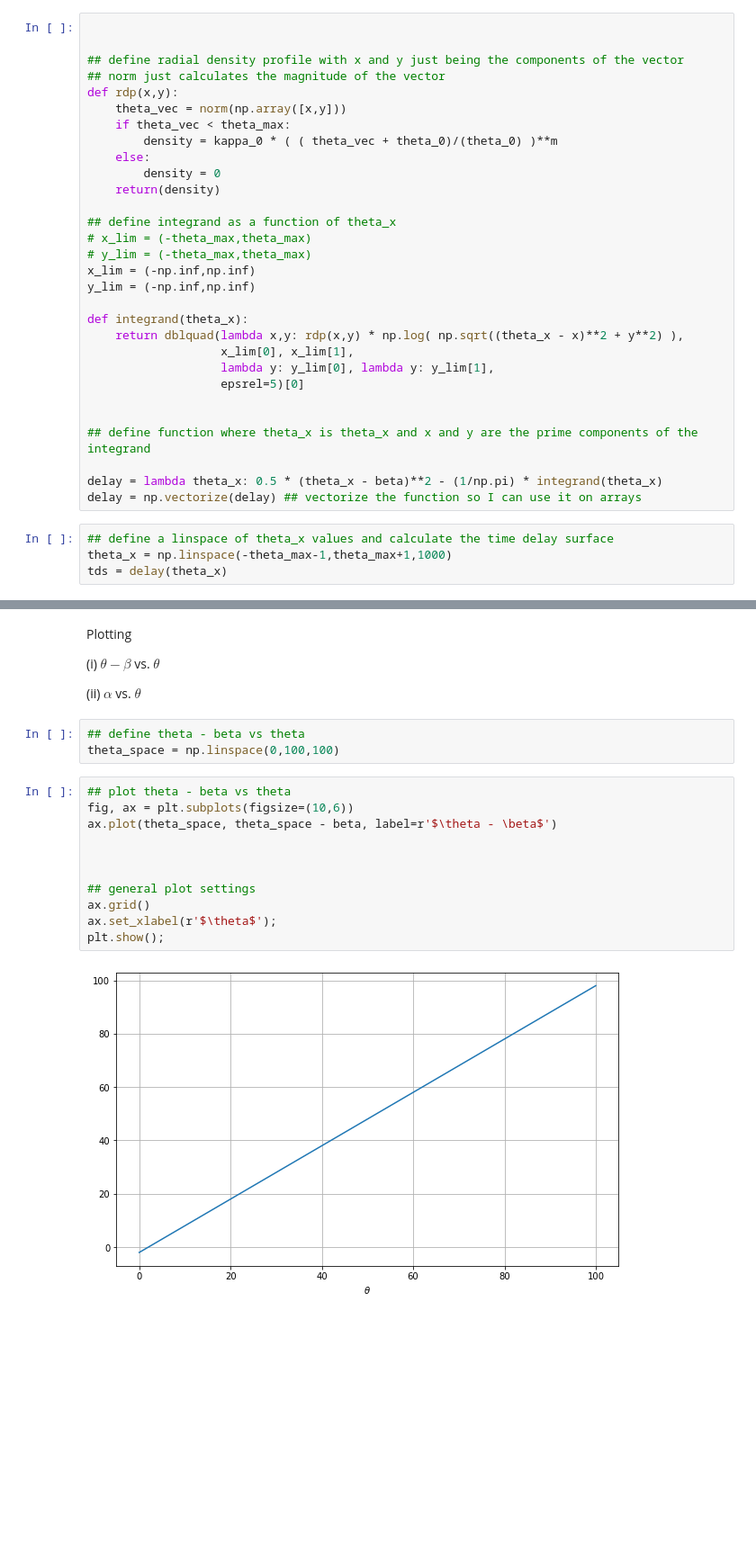
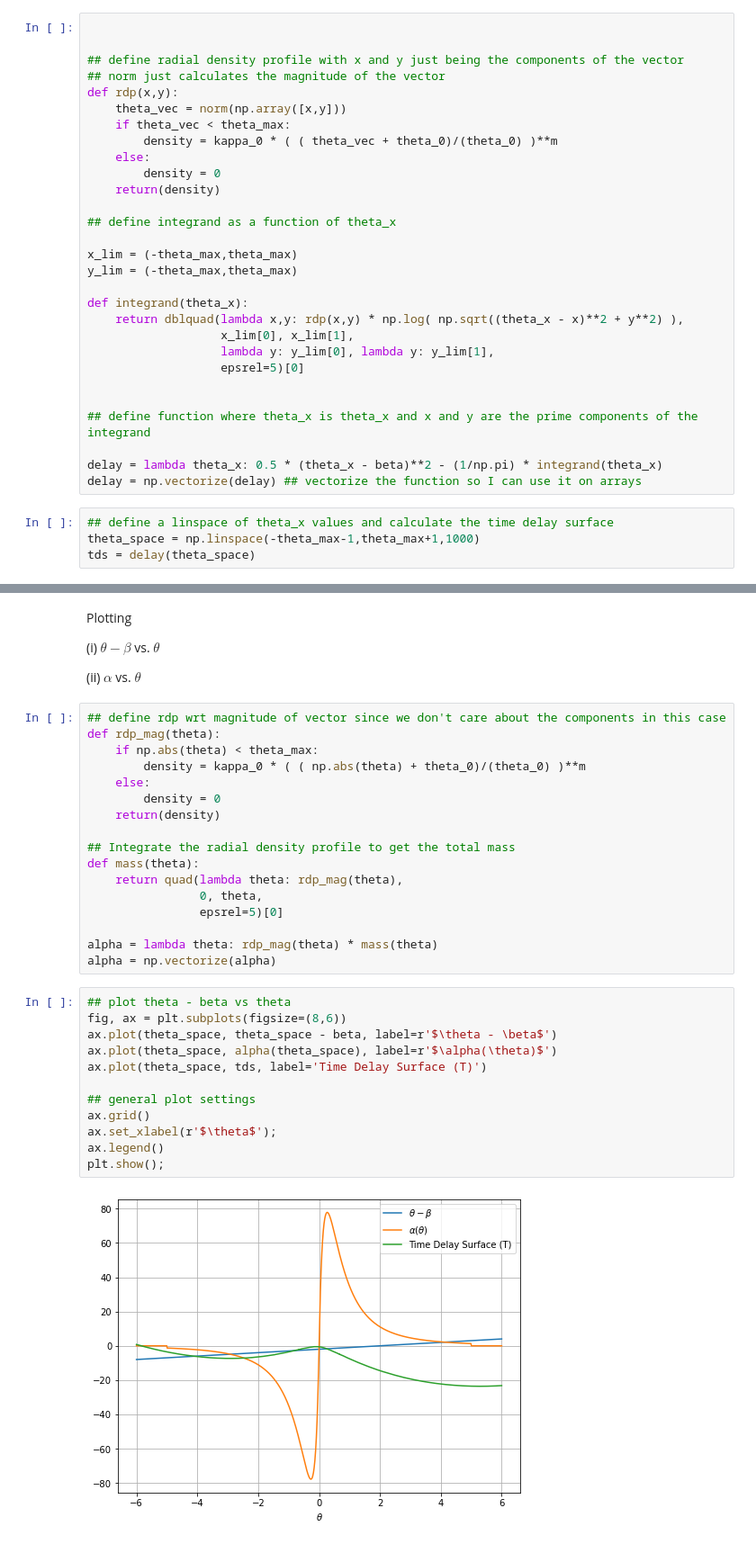
Before and after one commit to tylerbarna/AST8110, a Jupyter notebook: pset03/pset03.ipynb, the cells around one changed output, grey strips where cells are left out. Shown at 90% size. Drawn from its saved outputs; the diff is of its cells as text; blank space fills up the shorter version.

```diff
--- a/pset03/pset03.ipynb
+++ b/pset03/pset03.ipynb
@@ -70,10 +70,9 @@ def rdp(x,y):
     return(density)
 
 ## define integrand as a function of theta_x
-# x_lim = (-theta_max,theta_max)
-# y_lim = (-theta_max,theta_max)
-x_lim = (-np.inf,np.inf)
-y_lim = (-np.inf,np.inf)
+
+x_lim = (-theta_max,theta_max)
+y_lim = (-theta_max,theta_max)
 
 def integrand(theta_x):
     return dblquad(lambda x,y: rdp(x,y) * np.log( np.sqrt((theta_x - x)**2 + y**2) ),
@@ -88,7 +87,7 @@ delay = lambda theta_x: 0.5 * (theta_x - beta)**2 - (1/np.pi) * integrand(theta_
 delay = np.vectorize(delay) ## vectorize the function so I can use it on arrays
 # %%
 ## define a linspace of theta_x values and calculate the time delay surface
-theta_x = np.linspace(-theta_max-1,theta_max+1,1000)
-tds = delay(theta_x)
+theta_space = np.linspace(-theta_max-1,theta_max+1,1000)
+tds = delay(theta_space)
 # %%
 ## plot the delay function and identify the local maxima and minimas
@@ -124,19 +135,34 @@ Plotting
 (i) $\theta - \beta$ vs. $\theta$
 
 (ii) $\alpha$ vs. $\theta$
-# %%
-## define theta - beta vs theta
-theta_space = np.linspace(0,100,100)
+# %%
+## define rdp wrt magnitude of vector since we don't care about the components in this case
+def rdp_mag(theta):
+    if np.abs(theta) < theta_max:
+        density = kappa_0 * ( ( np.abs(theta) + theta_0)/(theta_0) )**m
+    else:
+        density = 0
+    return(density)
+
+## Integrate the radial density profile to get the total mass
+def mass(theta):
+    return quad(lambda theta: rdp_mag(theta),
+                0, theta,
+                epsrel=5)[0]
+
+alpha = lambda theta: rdp_mag(theta) * mass(theta)
+alpha = np.vectorize(alpha)
 # %%
 ## plot theta - beta vs theta
-fig, ax = plt.subplots(figsize=(10,6))
+fig, ax = plt.subplots(figsize=(8,6))
 ax.plot(theta_space, theta_space - beta, label=r'$\theta - \beta$')
-
-
+ax.plot(theta_space, alpha(theta_space), label=r'$\alpha(\theta)$')
+ax.plot(theta_space, tds, label='Time Delay Surface (T)')
 
 ## general plot settings
 ax.grid()
 ax.set_xlabel(r'$\theta$');
+ax.legend()
 plt.show();
 # %% [output]
-[figure, old version]
+[figure, new version]
```
Also changed, not shown: parts of 3 cells of this notebook.
